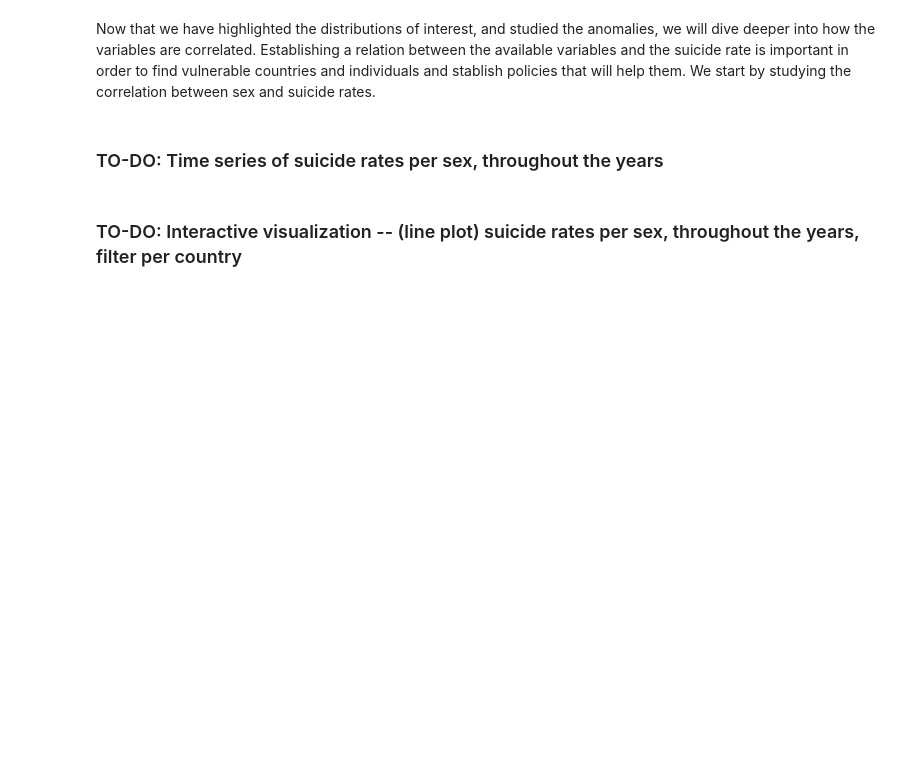
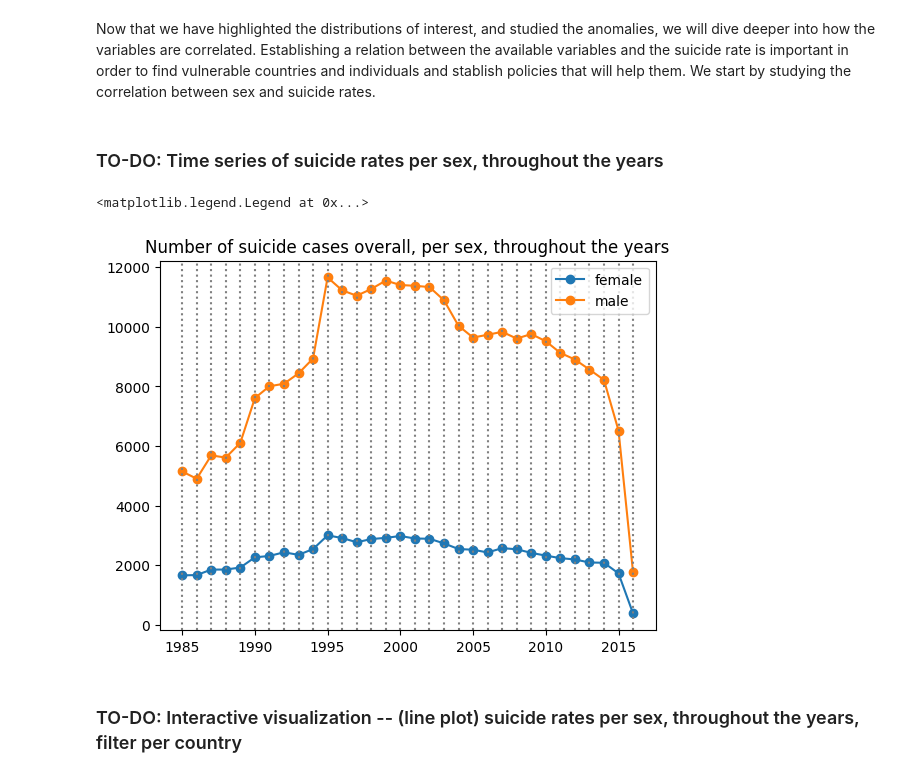
Before and after one commit to lucasclopesr/suic-rates-tp, a Jupyter notebook: TP_Vis_Dados_Suicide_Rate.ipynb, the cells around one changed output. Saved outputs shown, nothing was run; the diff lists cells and outputs as text; code cells hidden in the pictures; blank space fills up the shorter version.

Commit message:
Adds linechart for suicide cases per sex, throughout the years

```diff
--- a/TP_Vis_Dados_Suicide_Rate.ipynb
+++ b/TP_Vis_Dados_Suicide_Rate.ipynb
@@ -111,6 +111,31 @@ Surprisingly, we see that the top 10 suicide rates grouped by country and sex do
 Now that we have highlighted the distributions of interest, and studied the anomalies, we will dive deeper into how the variables are correlated. Establishing a relation between the available variables and the suicide rate is important in order to find vulnerable countries and individuals and stablish policies that will help them. We start by studying the correlation between sex and suicide rates.
 # %% [markdown]
 ### TO-DO: Time series of suicide rates per sex, throughout the years
+# %%
+suic_rates_year_sex_female = suic_rates_year_sex.loc[suic_rates_year_sex["sex"] == "female"]
+suic_rates_year_sex_male = suic_rates_year_sex.loc[suic_rates_year_sex["sex"] == "male"]
+
+plt.plot(
+    suic_rates_year_sex_female["year"],
+    suic_rates_year_sex_female["suicides/100k pop"],
+    marker='o',
+    label="female"
+)
+plt.plot(
+    suic_rates_year_sex_male["year"],
+    suic_rates_year_sex_male["suicides/100k pop"],
+    marker='o',
+    label="male"
+)
+
+for year in suic_rates_year_sex_female["year"]:
+    plt.axvline(x=year, linestyle="dotted", color="grey")
+
+plt.title("Number of suicide cases overall, per sex, throughout the years")
+plt.legend()
+# %% [output]
+<matplotlib.legend.Legend at 0x...>
+[figure, added]
 # %% [markdown]
 ### TO-DO: Interactive visualization -- (line plot) suicide rates per sex, throughout the years, filter per country
 # %% [markdown]
```
Also changed, not shown: parts of 1 cell of this notebook.
